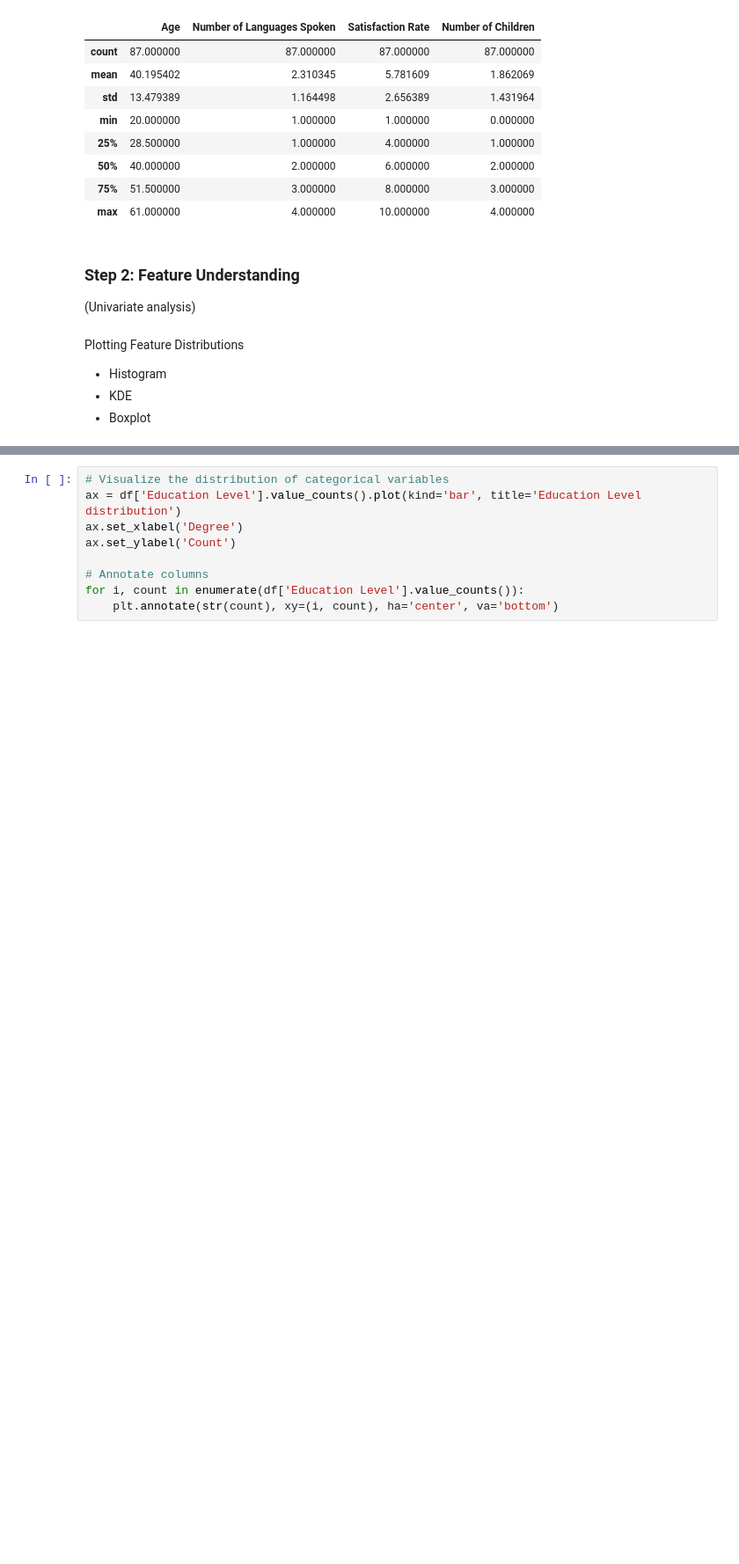
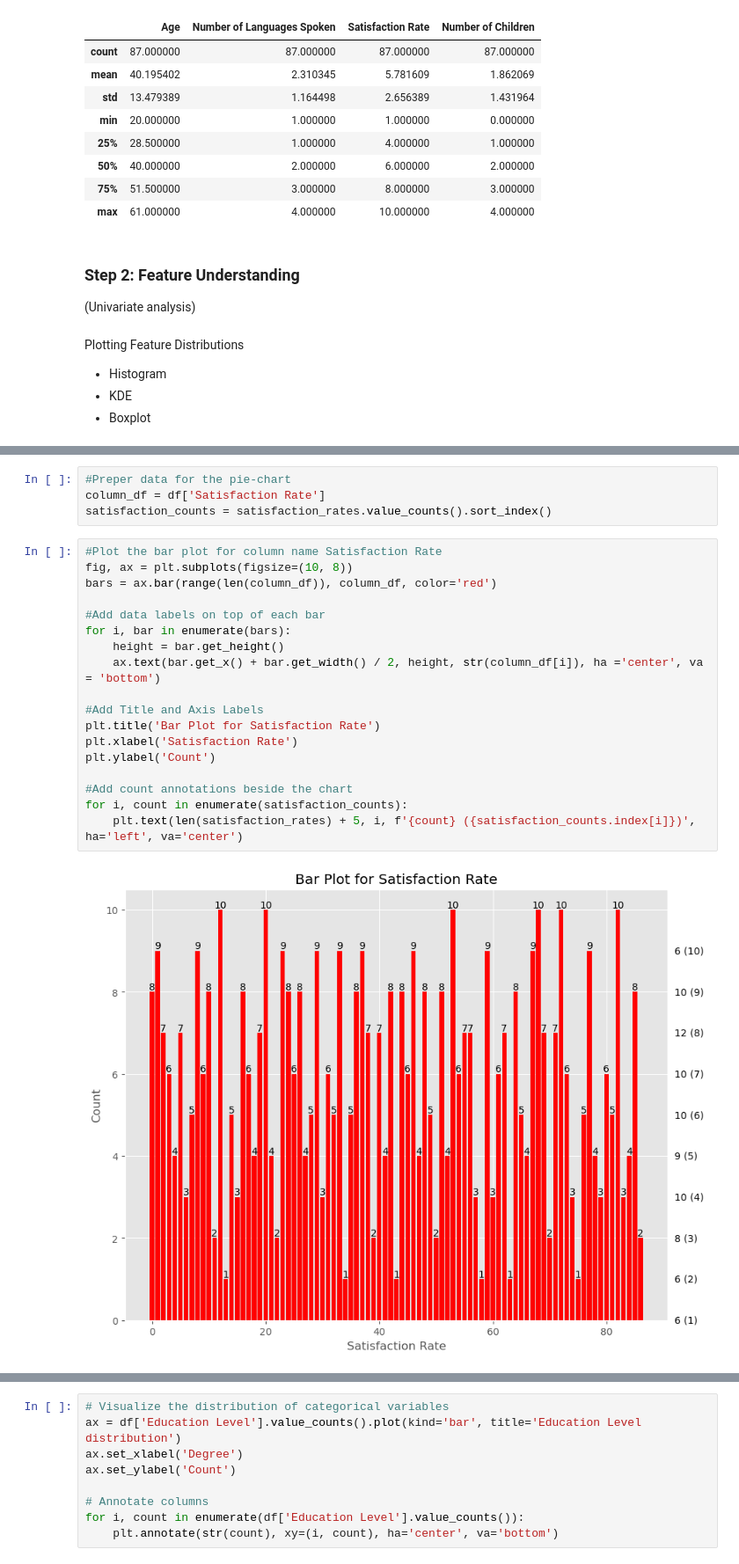
Before and after one commit to lubomirovna/Data_Glacier_Virtual_Internship, a Jupyter notebook: Week_10/eda.ipynb, the cells around one changed output, grey strips where cells are left out. Shown at 88% size. Saved outputs shown, nothing was run; the diff lists cells and outputs as text; blank space fills up the shorter version.

```diff
--- a/Week_10/eda.ipynb
+++ b/Week_10/eda.ipynb
@@ -100,0 +106,24 @@ for n, (fr, x, patch) in enumerate(zip(freq, bin_centers, patches)):
+# %%
+#Preper data for the pie-chart
+column_df = df['Satisfaction Rate']
+satisfaction_counts = satisfaction_rates.value_counts().sort_index()
+# %%
+#Plot the bar plot for column name Satisfaction Rate
+fig, ax = plt.subplots(figsize=(10, 8))
+bars = ax.bar(range(len(column_df)), column_df, color='red')
+
+#Add data labels on top of each bar
+for i, bar in enumerate(bars):
+    height = bar.get_height()
+    ax.text(bar.get_x() + bar.get_width() / 2, height, str(column_df[i]), ha ='center', va = 'bottom')
+
+#Add Title and Axis Labels
+plt.title('Bar Plot for Satisfaction Rate')
+plt.xlabel('Satisfaction Rate')
+plt.ylabel('Count')
+
+#Add count annotations beside the chart
+for i, count in enumerate(satisfaction_counts):
+    plt.text(len(satisfaction_rates) + 5, i, f'{count} ({satisfaction_counts.index[i]})', ha='left', va='center')
+# %% [output]
+[figure, added]
```
Also changed, not shown: parts of 10 cells of this notebook, 1 other file.
